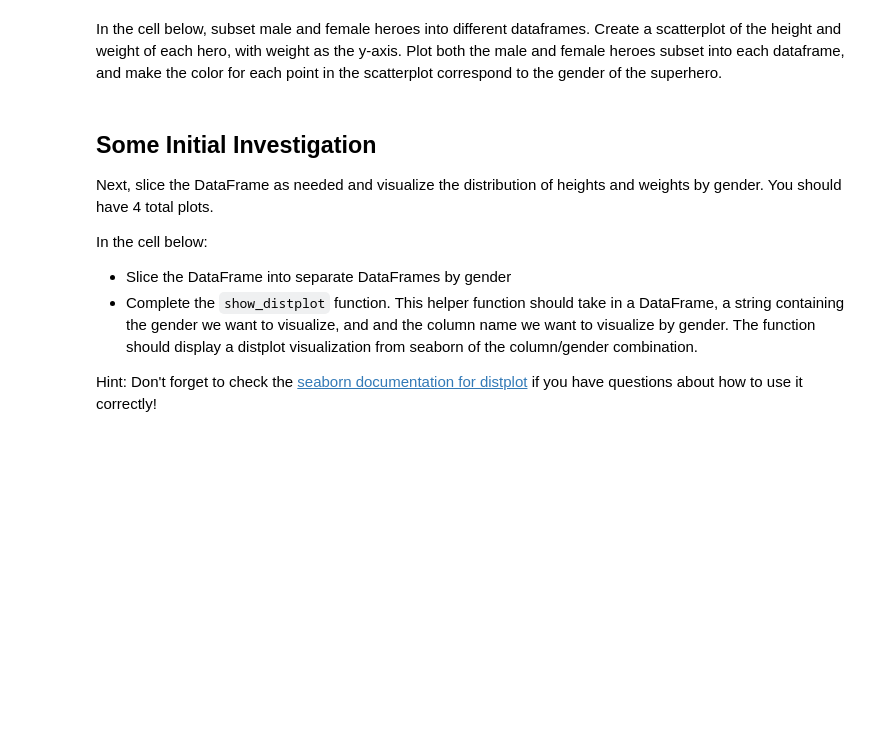
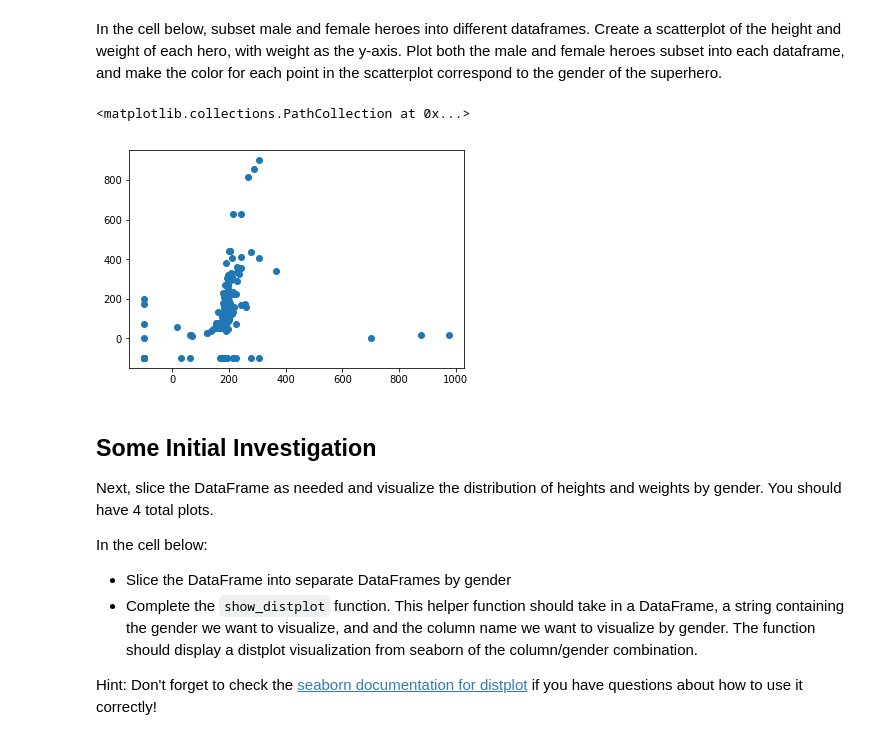
Before and after one commit to Mcllstr/dsc-data-cleaning-project-dc-ds-060319, a Jupyter notebook: index.ipynb, the cells around one changed output. Saved outputs shown, nothing was run; the diff lists cells and outputs as text; code cells hidden in the pictures; blank space fills up the shorter version.

```diff
--- a/index.ipynb
+++ b/index.ipynb
@@ -123,8 +123,11 @@ In the cell below, subset male and female heroes into different dataframes.  Cre
 # %%
 m_df = heroes_powers_df.loc[heroes_powers_df['Gender'] == 'Male', :]
 f_df = heroes_powers_df.loc[heroes_powers_df['Gender'] == 'Female', :]
 
-plt.plot(m_df.Height, m_df.Weight)
+plt.scatter(m_df.Height, m_df.Weight)
+# %% [output]
+<matplotlib.collections.PathCollection at 0x...>
+[figure, added]
 # %% [markdown]
 ## Some Initial Investigation
 
```
